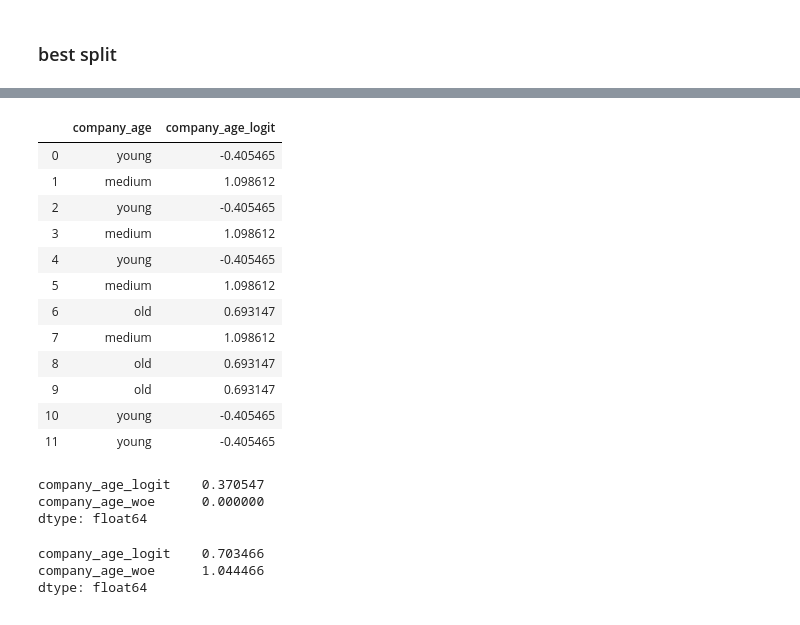
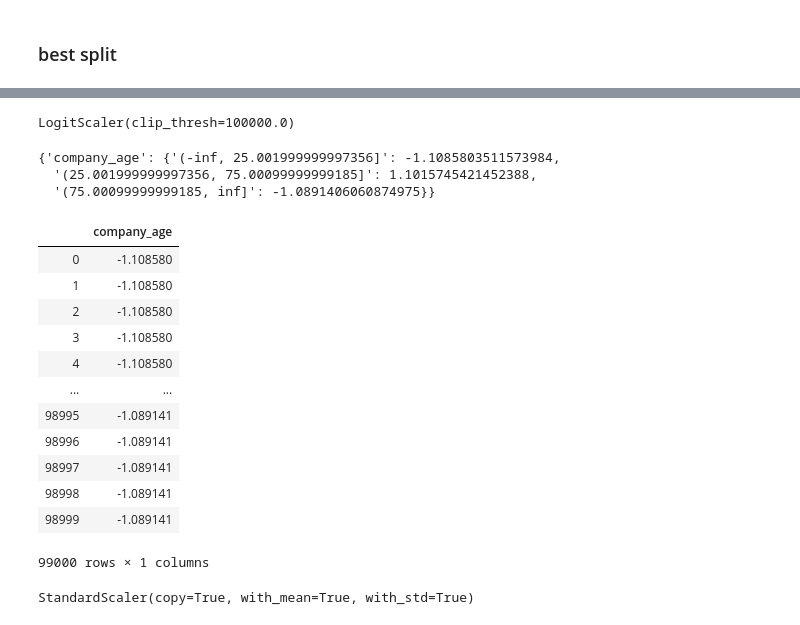
Before and after one commit to oli5679/WeightOfEvidenceDemo, a Jupyter notebook: Demo.ipynb, the cells around one changed output, grey strips where cells are left out. Drawn from its saved outputs; the diff is of its cells as text; code cells hidden in the pictures.

```diff
--- a/Demo.ipynb
+++ b/Demo.ipynb
@@ -142,19 +130,29 @@ DEMO_DF
-# %%
-DEMO_DF['company_age_logit'] = logit_scaler.fit_transform(DEMO_DF, Y)
-# %%
-DEMO_DF
-# %% [output]
-|  | company_age | company_age_logit |
-| 0 | young | -0.405465 |
-| 1 | medium | 1.098612 |
-| 2 | young | -0.405465 |
-| 3 | medium | 1.098612 |
-| 4 | young | -0.405465 |
-| 5 | medium | 1.098612 |
-| 6 | old | 0.693147 |
-| 7 | medium | 1.098612 |
-| 8 | old | 0.693147 |
-| 9 | old | 0.693147 |
-| 10 | young | -0.405465 |
-| 11 | young | -0.405465 |
+# %%
+logit_scaler.fit(X_binned,Y)
+# %% [output]
+LogitScaler(clip_thresh=100000.0)
+# %%
+logit_scaler.logit_values_
+# %% [output]
+{'company_age': {'(-inf, 25.001999999997356]': -1.1085803511573984,
+  '(25.001999999997356, 75.00099999999185]': 1.1015745421452388,
+  '(75.00099999999185, inf]': -1.0891406060874975}}
+# %%
+X_logit_scaled = logit_scaler.transform(X_binned)
+# %%
+X_logit_scaled
+# %% [output]
+|  | company_age |
+| 0 | -1.108580 |
+| 1 | -1.108580 |
+| 2 | -1.108580 |
+| 3 | -1.108580 |
+| 4 | -1.108580 |
+| ... | ... |
+| 98995 | -1.089141 |
+| 98996 | -1.089141 |
+| 98997 | -1.089141 |
+| 98998 | -1.089141 |
+| 98999 | -1.089141 |
+99000 rows × 1 columns
 # %%
@@ -164,12 +160,4 @@ DEMO_DF['company_age_woe'] = ss.fit_transform(DEMO_DF[['company_age_logit']])
-# %%
-DEMO_DF.mean()
-# %% [output]
-company_age_logit    0.370547
-company_age_woe      0.000000
-dtype: float64
-# %%
-DEMO_DF.std()
-# %% [output]
-company_age_logit    0.703466
-company_age_woe      1.044466
-dtype: float64
+# %%
+standard_scaler.fit(X_logit_scaled)
+# %% [output]
+StandardScaler(copy=True, with_mean=True, with_std=True)
```
Also changed, not shown: parts of 34 cells of this notebook, 3 other files.
